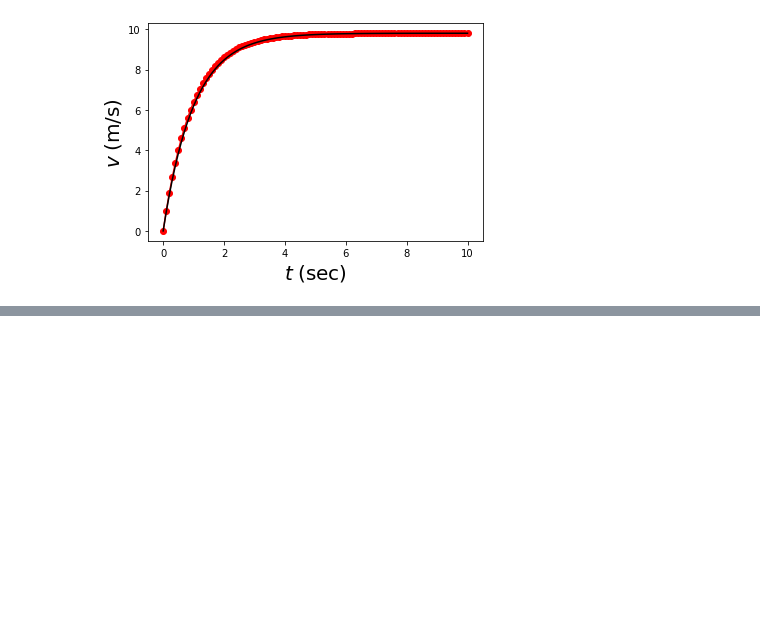
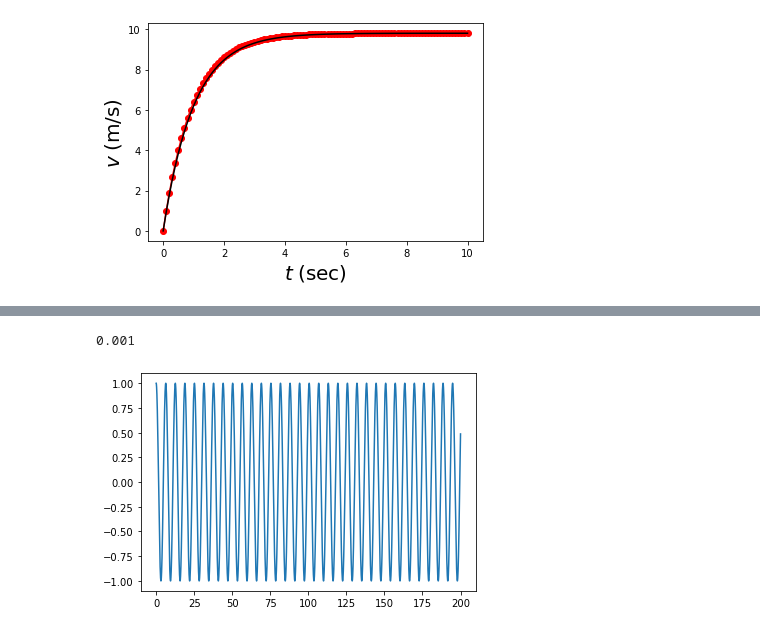
Before and after one commit to icmm-ntu/2023-Fall, a Jupyter notebook: Exercises.ipynb, the cells around one changed output, grey strips where cells are left out. Saved outputs shown, nothing was run; the diff lists cells and outputs as text; code cells hidden in the pictures; blank space fills up the shorter version.

```diff
--- a/Exercises.ipynb
+++ b/Exercises.ipynb
@@ -180,12 +180,12 @@ print (v_arr[-1])
 
 
 # Euler's method for x and v
-N = 200
-total_time = 20.
+N = 200000
+total_time = 200.
 h = total_time / N
 x_arr = np.zeros(N+1)
 v_arr = np.zeros(N+1)
-
+t_arr = np.linspace(0,total_time,N+1)
 omega = 1. #
 
 x_arr[0] = 1. # initial amplitude
@@ -203,0 +208,41 @@ plt.plot(t_arr, x_arr)
+# %%
+
+
+
+# Euler's method for x and v
+N = 200000
+total_time = 200.
+h = total_time / N
+x_arr = np.zeros(N+1)
+v_arr = np.zeros(N+1)
+t_arr = np.linspace(0,total_time,N+1)
+omega = 1. #
+
+x_arr[0] = 1. # initial amplitude
+v_arr[0] = 0. # initial velocity
+
+def ComputeK(x,v,h):
+    K_x = h *v
+    K_v = h *  (-omega**2. * x)
+    return [K_x, K_v]
+
+
+for n in range(N):
+    [K1_x,K1_v] = ComputeK(x_arr[n],v_arr[n],h)
+    x_mid = x_arr[n] + 0.5 * K1_x
+    v_mid = v_arr[n] + 0.5 * K1_v
+    [K2_x,K2_v] = ComputeK(x_mid,v_mid,h)
+    x_arr[n+1] = x_arr[n] + K2_x
+    v_arr[n+1] = v_arr[n] + K2_v
+
+
+
+#print (x_arr)
+#print (v_arr)
+
+
+plt.plot(t_arr, x_arr)
+print (h)
+# %% [output]
+0.001
+[figure, added]
```
Also changed, not shown: parts of 3 cells of this notebook.
